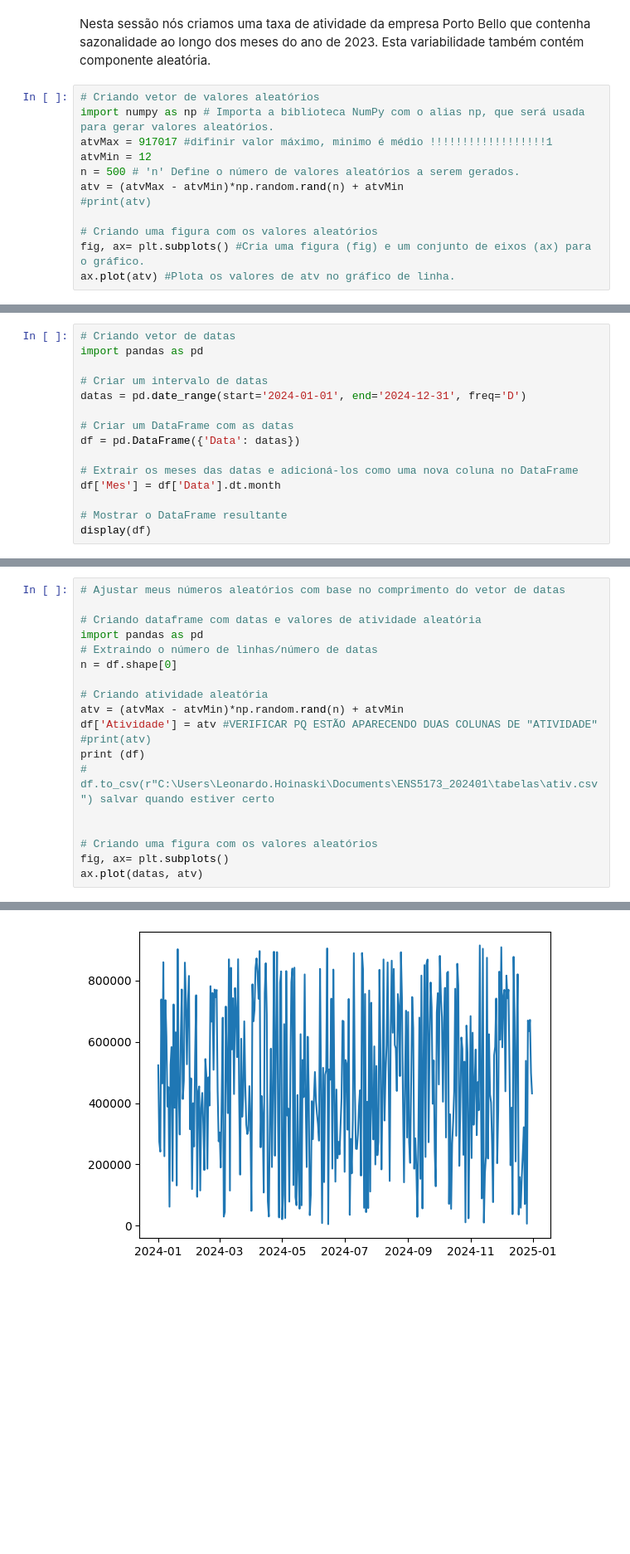
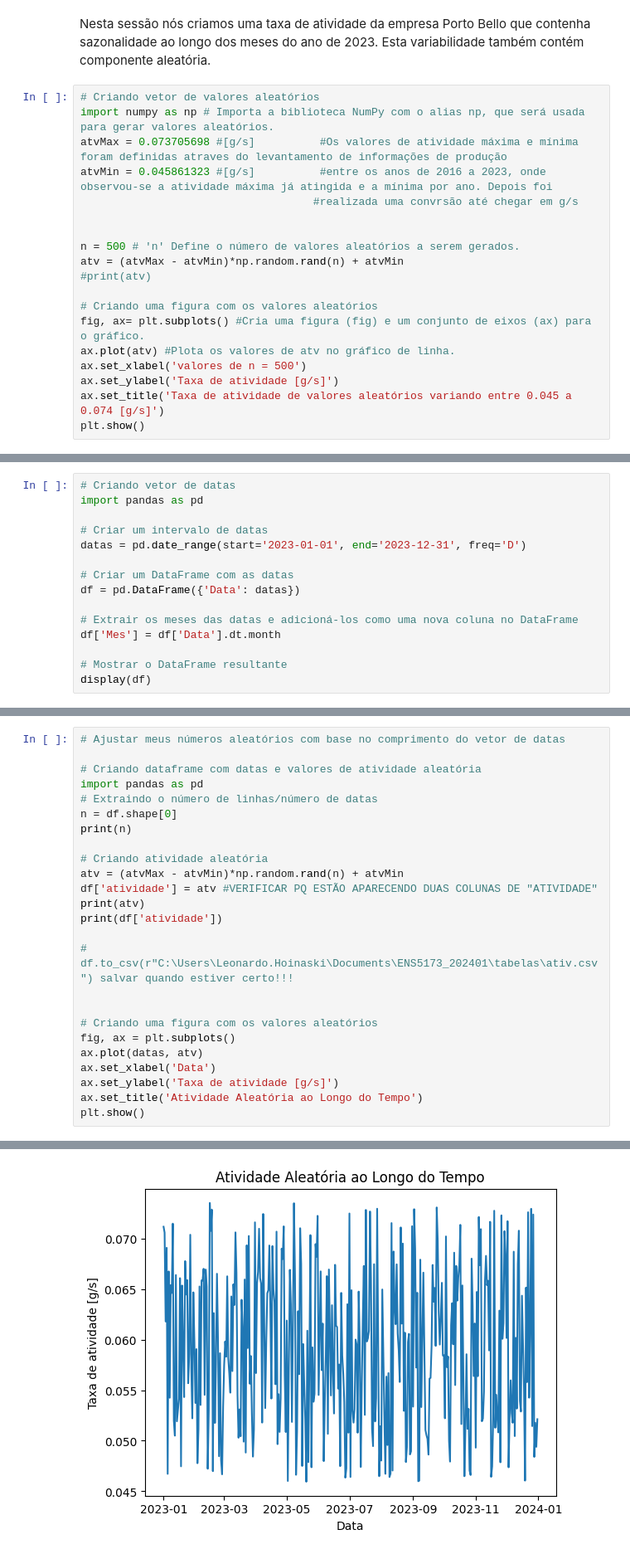
Before and after one commit to mariliameister/ENS5173_202401, a Jupyter notebook: Atividade01_01.ipynb, the cells around one changed output, grey strips where cells are left out. Shown at 83% size. Cells and saved outputs as stored; diff of their text form; blank space fills up the shorter version.

```diff
--- a/Atividade01_01.ipynb
+++ b/Atividade01_01.ipynb
@@ -130,8 +130,11 @@ Nesta sessão nós criamos uma taxa de atividade da empresa Porto Bello que cont
 # %%
 # Criando vetor de valores aleatórios
 import numpy as np # Importa a biblioteca NumPy com o alias np, que será usada para gerar valores aleatórios.
-atvMax = 917017 #difinir valor máximo, minimo é médio !!!!!!!!!!!!!!!!!!1
-atvMin = 12
+atvMax = 0.073705698 #[g/s]          #Os valores de atividade máxima e mínima foram definidas atraves do levantamento de informações de produção
+atvMin = 0.045861323 #[g/s]          #entre os anos de 2016 a 2023, onde observou-se a atividade máxima já atingida e a mínima por ano. Depois foi
+                                    #realizada uma convrsão até chegar em g/s
+
+
 n = 500 # 'n' Define o número de valores aleatórios a serem gerados.
 atv = (atvMax - atvMin)*np.random.rand(n) + atvMin
 #print(atv)
@@ -139,4 +142,8 @@ atv = (atvMax - atvMin)*np.random.rand(n) + atvMin
 # Criando uma figura com os valores aleatórios
 fig, ax= plt.subplots() #Cria uma figura (fig) e um conjunto de eixos (ax) para o gráfico.
 ax.plot(atv) #Plota os valores de atv no gráfico de linha.
+ax.set_xlabel('valores de n = 500')
+ax.set_ylabel('Taxa de atividade [g/s]')
+ax.set_title('Taxa de atividade de valores aleatórios variando entre 0.045 a 0.074 [g/s]')
+plt.show()
 # %% [output]
@@ -186,7 +192,7 @@ for data in vetor_datas:
 import pandas as pd
 
 # Criar um intervalo de datas
-datas = pd.date_range(start='2024-01-01', end='2024-12-31', freq='D')
+datas = pd.date_range(start='2023-01-01', end='2023-12-31', freq='D')
 
 # Criar um DataFrame com as datas
 df = pd.DataFrame({'Data': datas})
@@ -217,16 +223,22 @@ display(df)
 import pandas as pd
 # Extraindo o número de linhas/número de datas
 n = df.shape[0]
+print(n)
 
 # Criando atividade aleatória
 atv = (atvMax - atvMin)*np.random.rand(n) + atvMin
-df['Atividade'] = atv #VERIFICAR PQ ESTÃO APARECENDO DUAS COLUNAS DE "ATIVIDADE"
-#print(atv)
-print (df)
-# df.to_csv(r"C:\Users\Leonardo.Hoinaski\Documents\ENS5173_202401\tabelas\ativ.csv") salvar quando estiver certo
+df['atividade'] = atv #VERIFICAR PQ ESTÃO APARECENDO DUAS COLUNAS DE "ATIVIDADE"
+print(atv)
+print(df['atividade'])
+
+# df.to_csv(r"C:\Users\Leonardo.Hoinaski\Documents\ENS5173_202401\tabelas\ativ.csv") salvar quando estiver certo!!!
 
 
 # Criando uma figura com os valores aleatórios
-fig, ax= plt.subplots()
+fig, ax = plt.subplots()
 ax.plot(datas, atv)
+ax.set_xlabel('Data')
+ax.set_ylabel('Taxa de atividade [g/s]')
+ax.set_title('Atividade Aleatória ao Longo do Tempo')
+plt.show()
 # %% [output]
@@ -248,3 +262,3 @@ ax.plot(datas, atv)
-[figure, old version]
+[figure, new version]
 # %%
 # Criando componente sazonal
```
Also changed, not shown: parts of 7 cells of this notebook.
